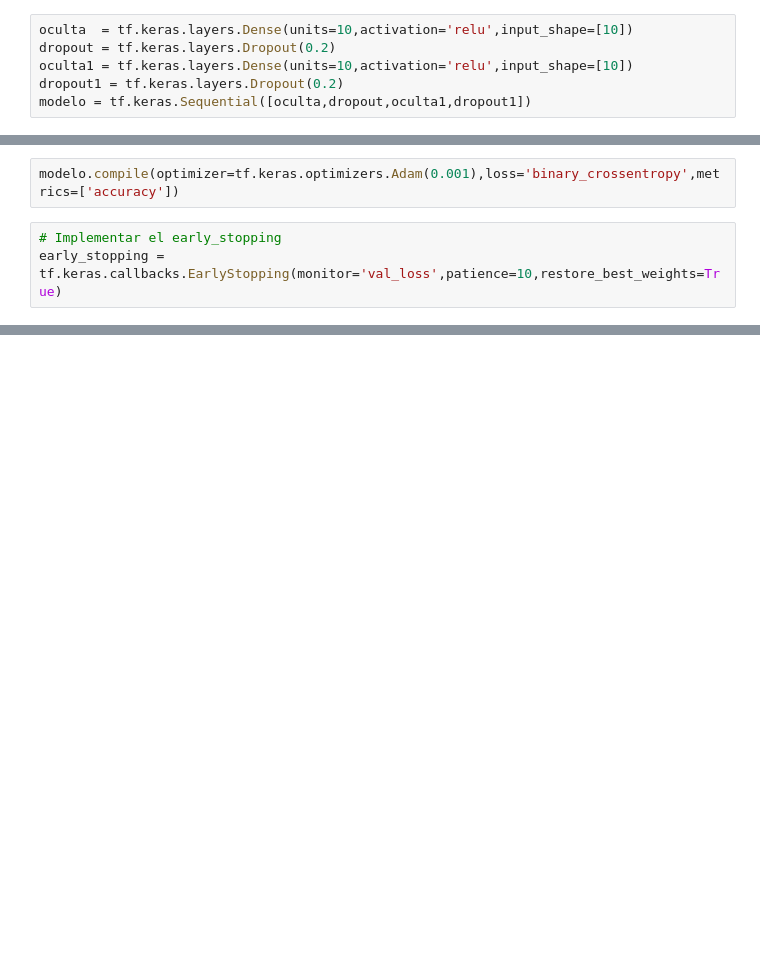
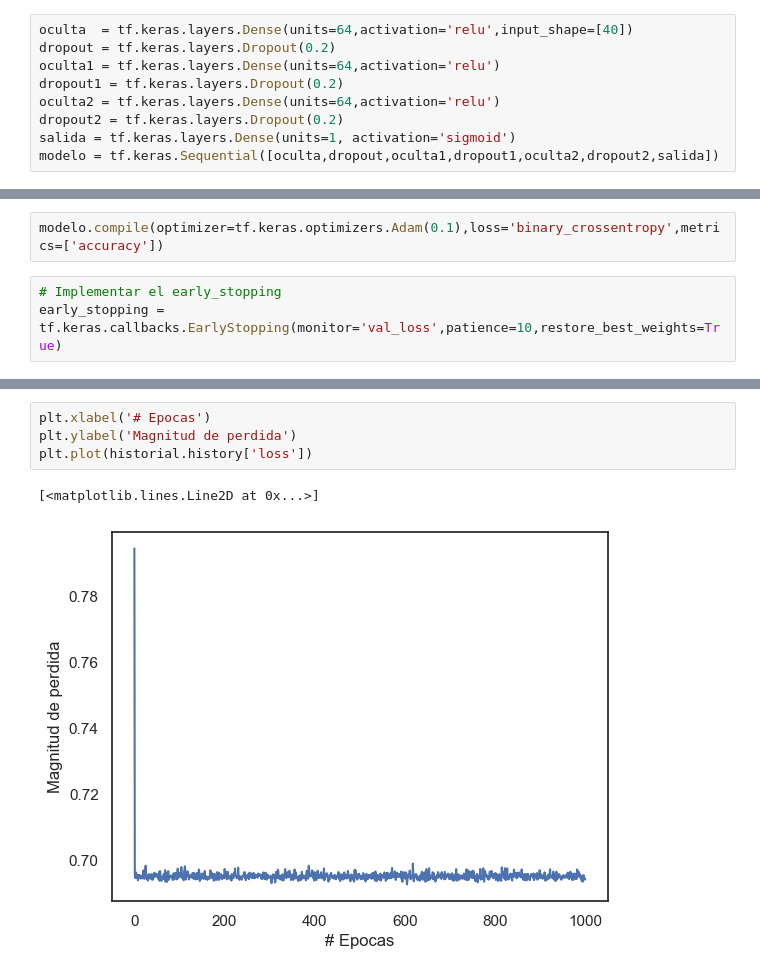
Before and after one commit to FrankRomeroT/H-bito, a Jupyter notebook: Redes Neuronales/Dia 24/churn.ipynb, the cells around one changed output, grey strips where cells are left out. Drawn from its saved outputs; the diff is of its cells as text; blank space fills up the shorter version.

```diff
--- a/Redes Neuronales/Dia 24/churn.ipynb
+++ b/Redes Neuronales/Dia 24/churn.ipynb
@@ -187,6 +200,9 @@ memory usage: 2.2+ MB
 # %%
-oculta  = tf.keras.layers.Dense(units=10,activation='relu',input_shape=[10])
+oculta  = tf.keras.layers.Dense(units=64,activation='relu',input_shape=[40])
 dropout = tf.keras.layers.Dropout(0.2)
-oculta1 = tf.keras.layers.Dense(units=10,activation='relu',input_shape=[10])
+oculta1 = tf.keras.layers.Dense(units=64,activation='relu')
 dropout1 = tf.keras.layers.Dropout(0.2)
-modelo = tf.keras.Sequential([oculta,dropout,oculta1,dropout1])
+oculta2 = tf.keras.layers.Dense(units=64,activation='relu')
+dropout2 = tf.keras.layers.Dropout(0.2)
+salida = tf.keras.layers.Dense(units=1, activation='sigmoid')
+modelo = tf.keras.Sequential([oculta,dropout,oculta1,dropout1,oculta2,dropout2,salida])
@@ -193,5 +229,5 @@ modelo = tf.keras.Sequential([oculta,dropout,oculta1,dropout1])
 # %%
-modelo.compile(optimizer=tf.keras.optimizers.Adam(0.001),loss='binary_crossentropy',metrics=['accuracy'])
+modelo.compile(optimizer=tf.keras.optimizers.Adam(0.1),loss='binary_crossentropy',metrics=['accuracy'])
 # %%
 # Implementar el early_stopping
 early_stopping = tf.keras.callbacks.EarlyStopping(monitor='val_loss',patience=10,restore_best_weights=True)
@@ -204,0 +241,7 @@ ValueError: could not convert string to float: 'Yes'
+# %%
+plt.xlabel('# Epocas')
+plt.ylabel('Magnitud de perdida')
+plt.plot(historial.history['loss'])
+# %% [output]
+[<matplotlib.lines.Line2D at 0x...>]
+[figure, added]
```
Also changed, not shown: parts of 19 cells of this notebook.
